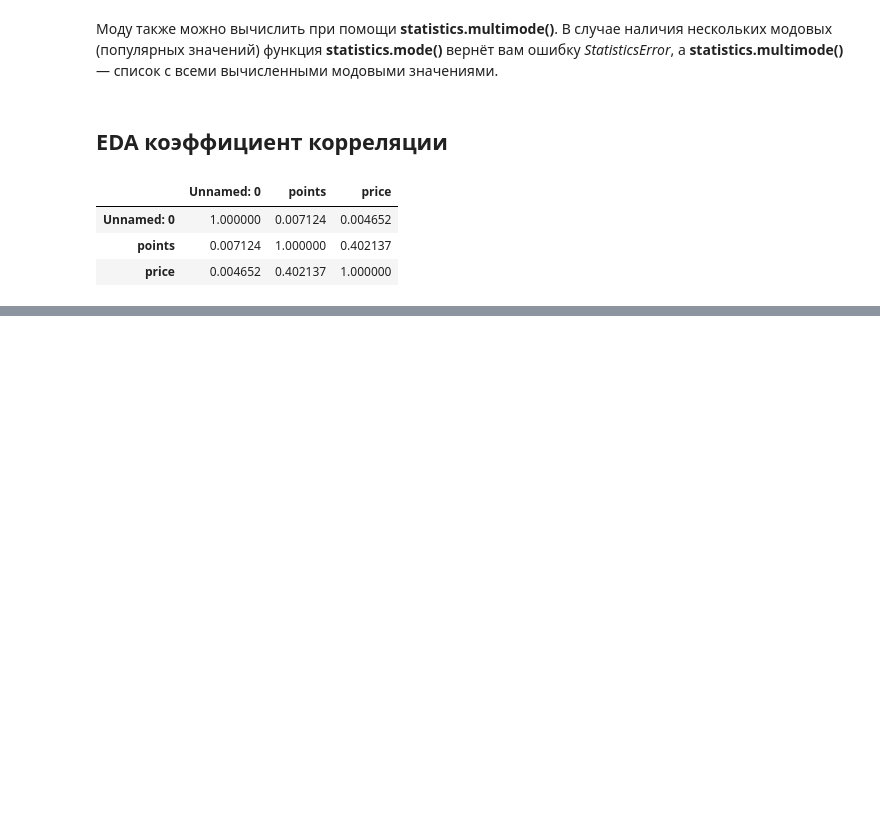
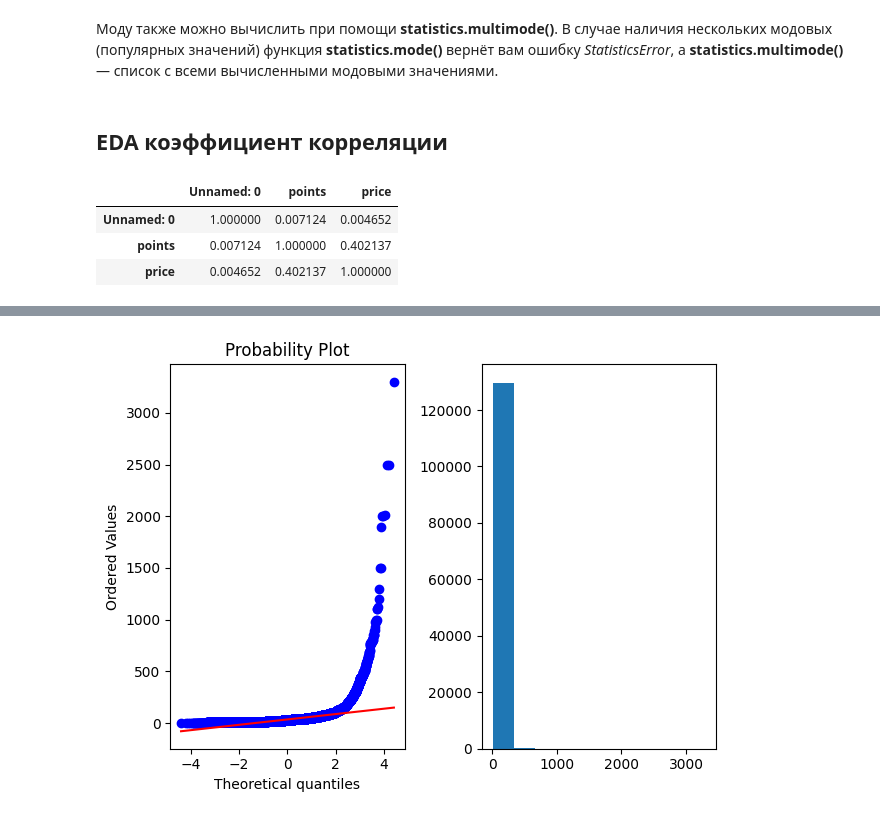
Before and after one commit to g1dcs/sf_hw_g1dcs, a Jupyter notebook: skillfactory/EDA/EDA_разведывательный_анализ.ipynb, the cells around one changed output, grey strips where cells are left out. Cells and saved outputs as stored; diff of their text form; code cells hidden in the pictures; blank space fills up the shorter version.

```diff
--- a/skillfactory/EDA/EDA_разведывательный_анализ.ipynb
+++ b/skillfactory/EDA/EDA_разведывательный_анализ.ipynb
@@ -255,0 +262,12 @@ df.corr()
+# %%
+plt.subplot(1, 2, 1)  # создадим сетку рисунка, количество строк и столбцов
+stats.probplot(df['price'], plot=plt) # построение графика q-qplot
+
+plt.subplot(1, 2, 2) # строим второй график
+plt.hist(df['price']) # Гистограмма распределения
+
+plt.tight_layout() # используем данный метод чтобы графики не наезжали доуг на друга
+
+plt.show()
+# %% [output]
+[figure, added]
```
Also changed, not shown: parts of 24 cells of this notebook, 1 other file.
